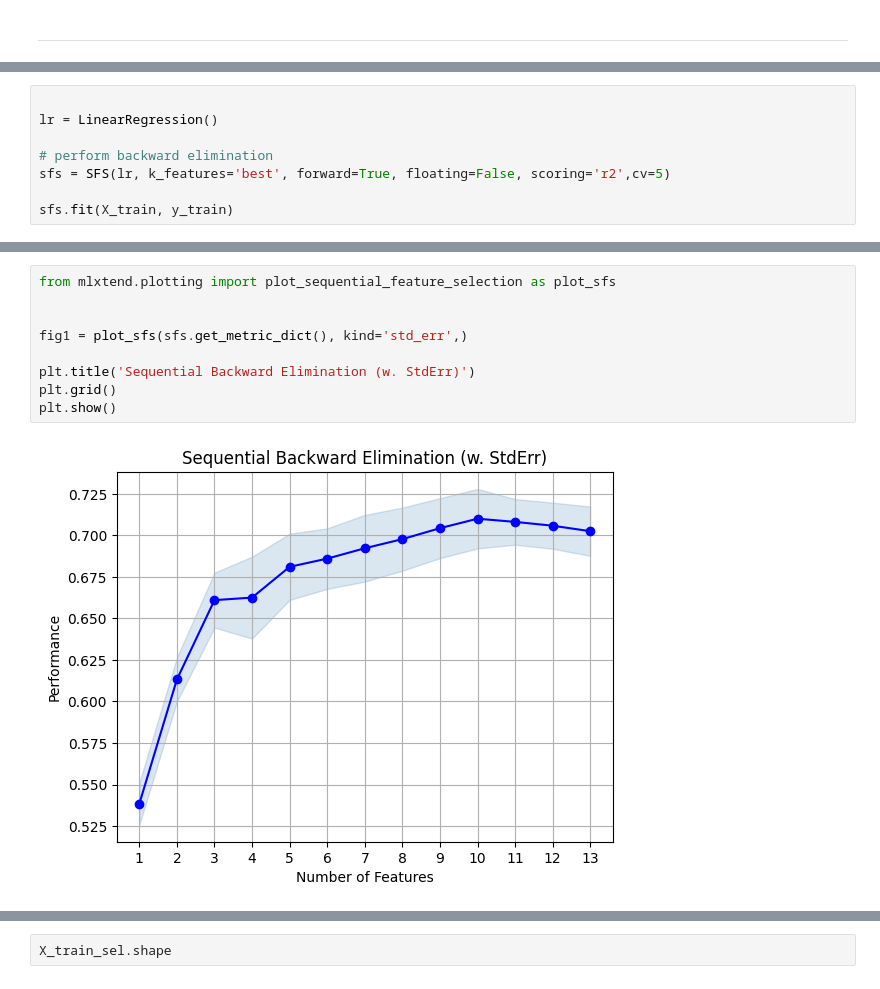
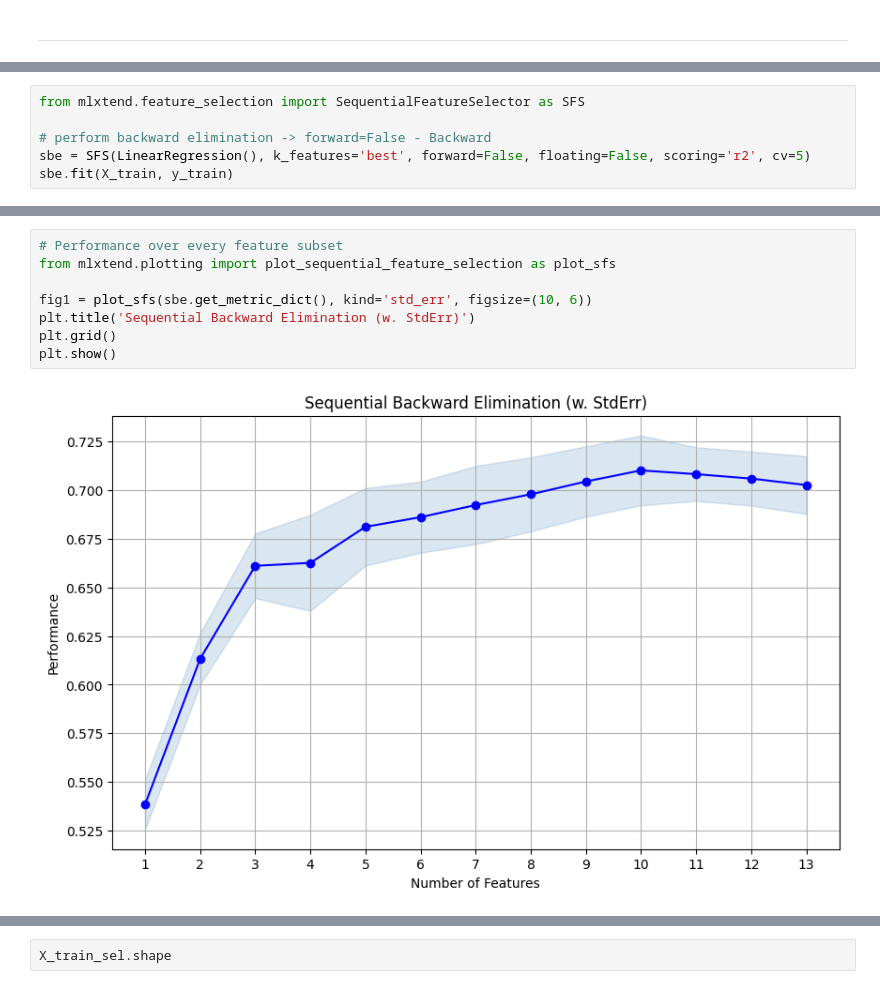
Before and after one commit to im-shriram/CampusX-DSMP2.0, a Jupyter notebook: Feature Engineering/Feature Selection/Wrapper Methods.ipynb, the cells around one changed output, grey strips where cells are left out. Cells and saved outputs as stored; diff of their text form.

```diff
--- a/Feature Engineering/Feature Selection/Wrapper Methods.ipynb
+++ b/Feature Engineering/Feature Selection/Wrapper Methods.ipynb
@@ -242,9 +252,7 @@ testing 0.6514899901155402
 # %%
+from mlxtend.feature_selection import SequentialFeatureSelector as SFS
 
-lr = LinearRegression()
-
-# perform backward elimination
-sfs = SFS(lr, k_features='best', forward=True, floating=False, scoring='r2',cv=5)
-
-sfs.fit(X_train, y_train)
+# perform backward elimination -> forward=False - Backward
+sbe = SFS(LinearRegression(), k_features='best', forward=False, floating=False, scoring='r2', cv=5)
+sbe.fit(X_train, y_train)
 # %% [output]
@@ -278,14 +288,13 @@ metric_df
 | 2 | (5, 12) | [0.6330856272904802, 0.5779812120... | 0.613259 | (5, 12) | 0.034066 | 0.026505 | 0.013252 | 404 | ... |
 | 1 | (12,) | [0.5472998394577442, 0.4900200149... | 0.538451 | (12,) | 0.032755 | 0.025485 | 0.012742 | 404 | ... |
 # %%
+# Performance over every feature subset
 from mlxtend.plotting import plot_sequential_feature_selection as plot_sfs
 
-
-fig1 = plot_sfs(sfs.get_metric_dict(), kind='std_err',)
-
+fig1 = plot_sfs(sbe.get_metric_dict(), kind='std_err', figsize=(10, 6))
 plt.title('Sequential Backward Elimination (w. StdErr)')
 plt.grid()
 plt.show()
 # %% [output]
-[figure, old version]
+[figure, new version]
 # %%
```
Also changed, not shown: parts of 19 cells of this notebook.
